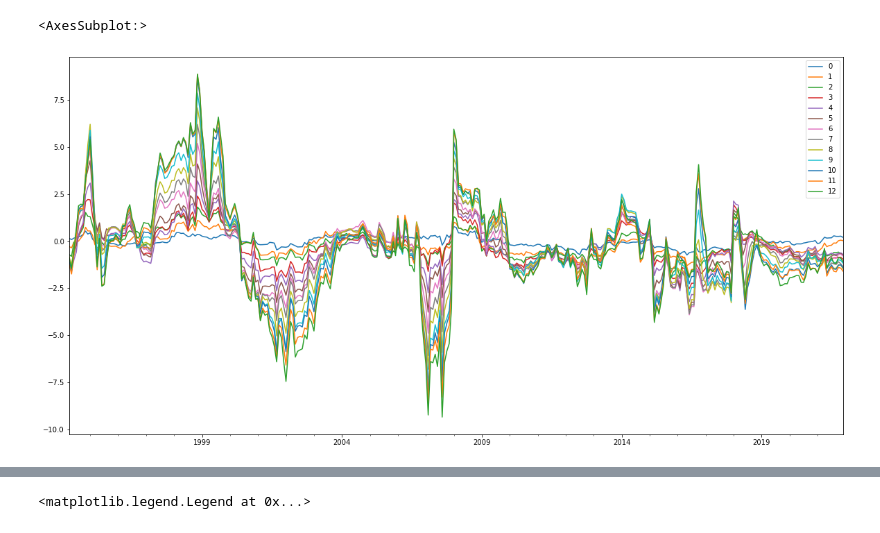
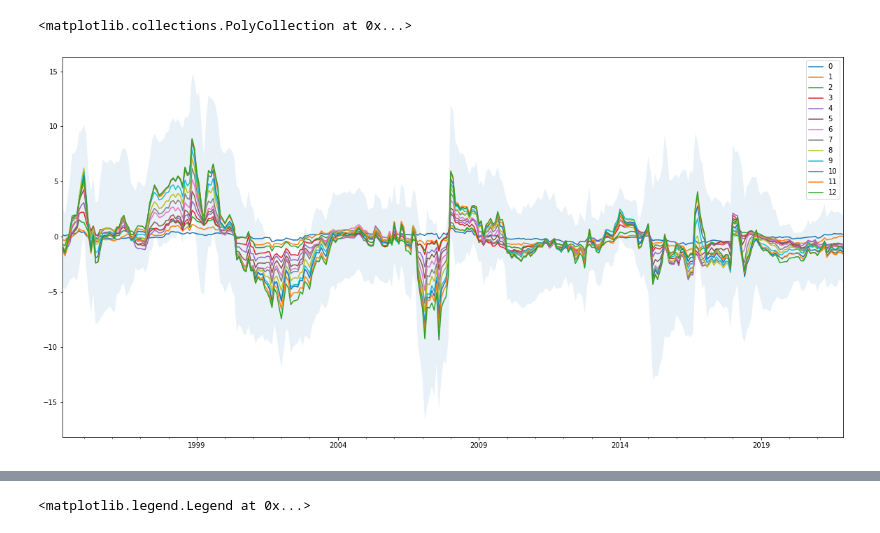
Before and after one commit to t0nychn/UG_thesis, a Jupyter notebook: Kalman_test.ipynb, the cells around one changed output, grey strips where cells are left out. Drawn from its saved outputs; the diff is of its cells as text; code cells hidden in the pictures.

```diff
--- a/Kalman_test.ipynb
+++ b/Kalman_test.ipynb
@@ -7,9 +7,11 @@ vix = load('data/VIX.csv')
 vix_shock = calc_shock('VIX', vix)
 # %%
 window = 36 # number of months for measurement sample
-kf = KF(window=window).run('contract_1', 'VIX', c1.join(vix_shock).dropna())
+conf_int = .1 # confidence interval (2-tailed)
+kf, confs = KF(window=window, conf_int=conf_int).run('contract_1', 'VIX', c1.join(vix_shock).dropna())
 # %%
-kf.plot(figsize=(20, 10))
+kf.plot(figsize=(20,10))
+plt.fill_between(confs.index, confs['lower'], confs['upper'], alpha=0.1)
 # %% [output]
-<AxesSubplot:>
+<matplotlib.collections.PolyCollection at 0x...>
-[figure, old version]
+[figure, new version]
```
Also changed, not shown: parts of 8 cells of this notebook, 3 other files.
